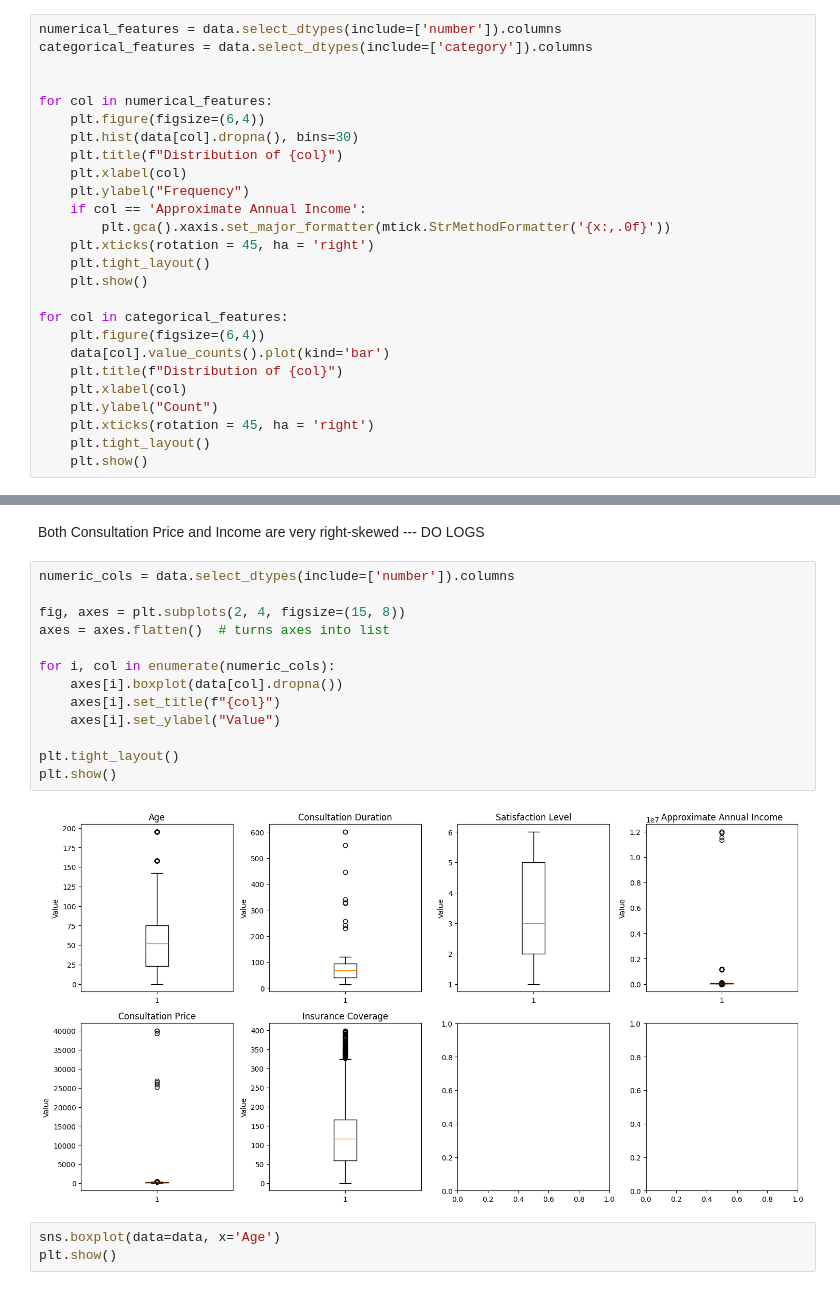
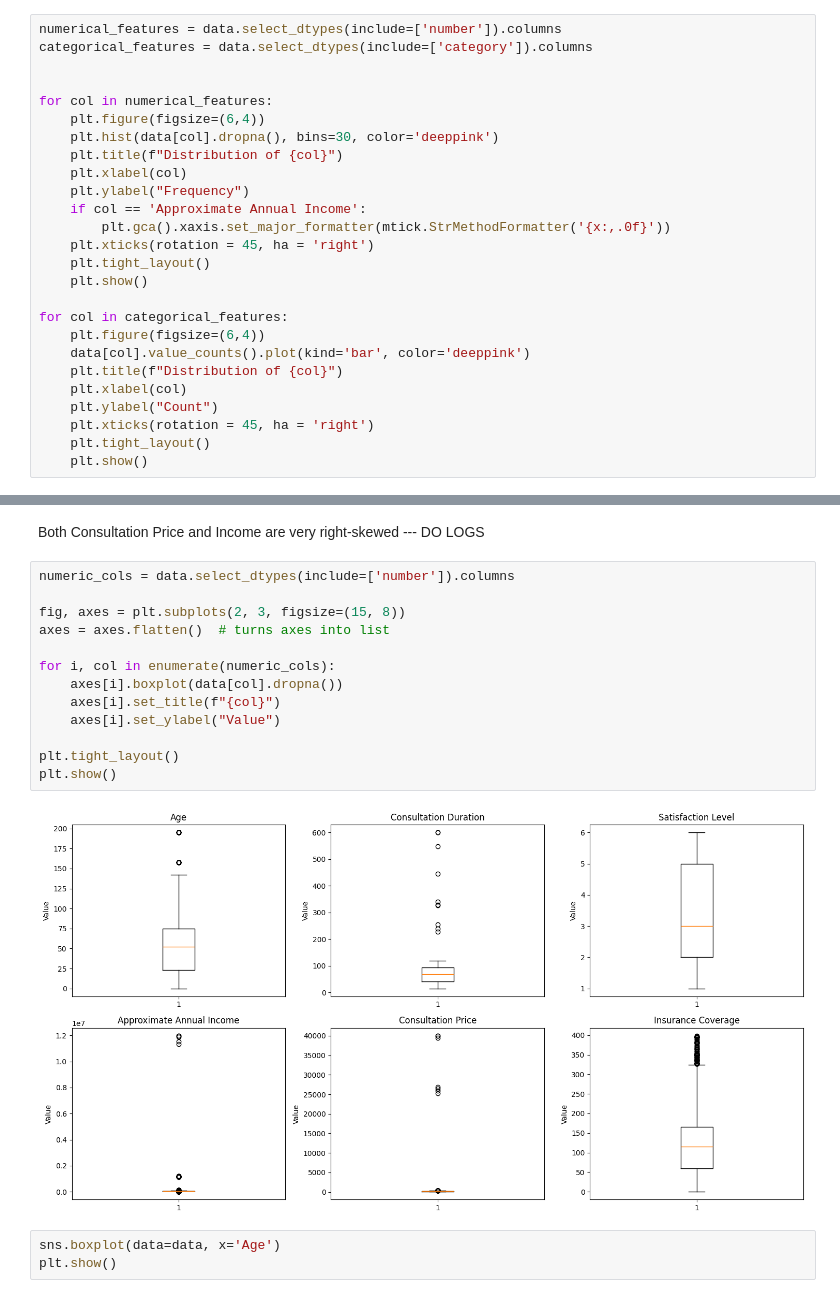
Before and after one commit to amdbsilva/pre-processing, a Jupyter notebook: projeto de datapreprocessing.ipynb, the cells around one changed output, grey strips where cells are left out. Drawn from its saved outputs; the diff is of its cells as text.

```diff
--- a/projeto de datapreprocessing.ipynb
+++ b/projeto de datapreprocessing.ipynb
@@ -769,7 +769,7 @@ categorical_features = data.select_dtypes(include=['category']).columns
 
 for col in numerical_features:
     plt.figure(figsize=(6,4))
-    plt.hist(data[col].dropna(), bins=30)
+    plt.hist(data[col].dropna(), bins=30, color='deeppink')
     plt.title(f"Distribution of {col}")
     plt.xlabel(col)
     plt.ylabel("Frequency")
@@ -781,7 +781,7 @@ for col in numerical_features:
 
 for col in categorical_features:
     plt.figure(figsize=(6,4))
-    data[col].value_counts().plot(kind='bar')
+    data[col].value_counts().plot(kind='bar', color='deeppink')
     plt.title(f"Distribution of {col}")
     plt.xlabel(col)
     plt.ylabel("Count")
@@ -819,18 +819,18 @@ Both Consultation Price and Income are very right-skewed --- DO LOGS
 # %%
 numeric_cols = data.select_dtypes(include=['number']).columns
 
-fig, axes = plt.subplots(2, 4, figsize=(15, 8))
+fig, axes = plt.subplots(2, 3, figsize=(15, 8))
 axes = axes.flatten()  # turns axes into list
 
 for i, col in enumerate(numeric_cols):
     axes[i].boxplot(data[col].dropna())
     axes[i].set_title(f"{col}")
     axes[i].set_ylabel("Value")
 
 plt.tight_layout()
 plt.show()
 # %% [output]
-[figure, old version]
+[figure, new version]
 # %%
 sns.boxplot(data=data, x='Age')
 plt.show()
```
Also changed, not shown: parts of 5 cells of this notebook, 4 other files.
